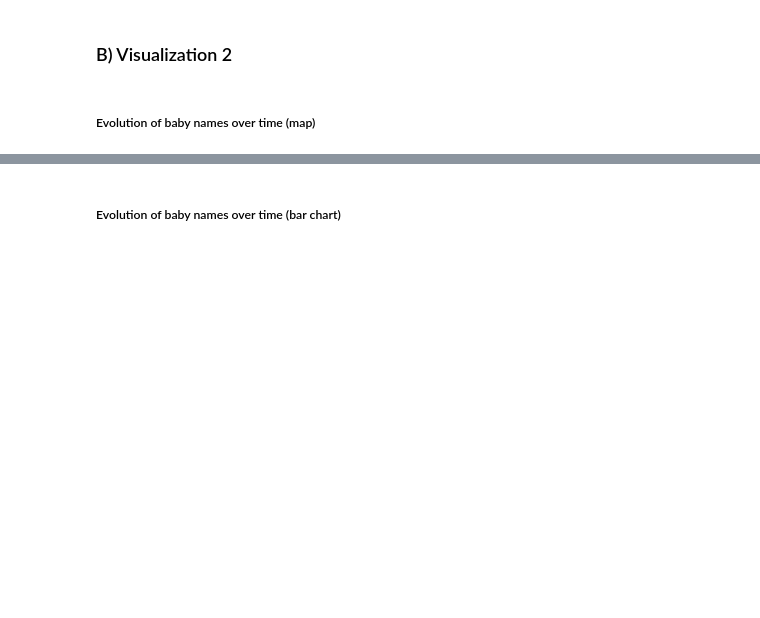
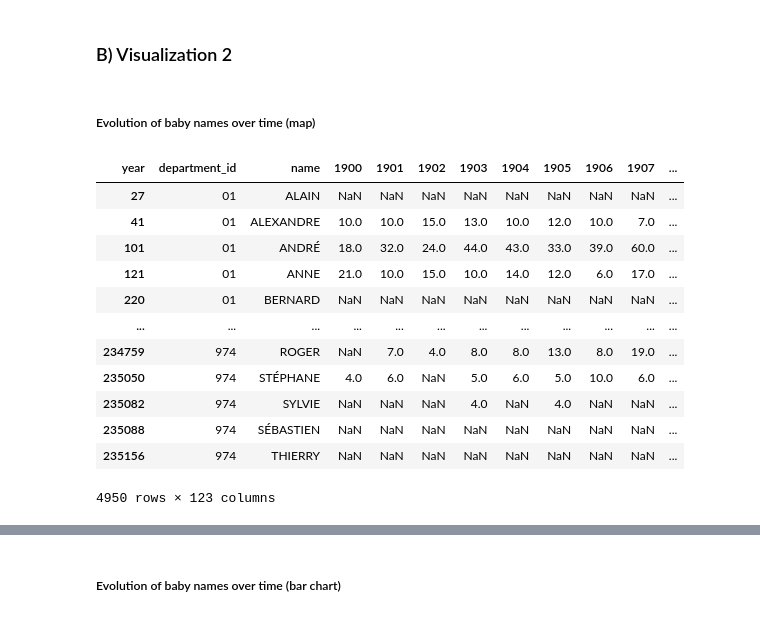
Before and after one commit to lbrejon/data-viz, a Jupyter notebook: notebooks/5.0-main.ipynb, the cells around one changed output, grey strips where cells are left out. Saved outputs shown, nothing was run; the diff lists cells and outputs as text; code cells hidden in the pictures; blank space fills up the shorter version.

```diff
--- a/notebooks/5.0-main.ipynb
+++ b/notebooks/5.0-main.ipynb
@@ -367,3 +384,27 @@ line_chart
+# %%
+# df_target_name = df_wo_sex[df_wo_sex['name'] == target_name].reset_index(drop=True)
+df_target_name = df_wo_sex.copy()
+df_target_name['year'] = df_target_name['year'].astype(str)
+df_target_name
+
+df_target_name_per_year = df_target_name.pivot(index=['department_id', 'name'], columns='year', values='count').reset_index()
+years_to_plot = list(df_target_name_per_year.columns[2:])
+df_target_name_per_year = df_target_name_per_year[df_target_name_per_year['name'].isin(top_names)]
+df_target_name_per_year
+# %% [output]
+| year | department_id | name | 1900 | 1901 | 1902 | 1903 | 1904 | 1905 | 1906 | 1907 | ... |
+| 27 | 01 | ALAIN | NaN | NaN | NaN | NaN | NaN | NaN | NaN | NaN | ... |
+| 41 | 01 | ALEXANDRE | 10.0 | 10.0 | 15.0 | 13.0 | 10.0 | 12.0 | 10.0 | 7.0 | ... |
+| 101 | 01 | ANDRÉ | 18.0 | 32.0 | 24.0 | 44.0 | 43.0 | 33.0 | 39.0 | 60.0 | ... |
+| 121 | 01 | ANNE | 21.0 | 10.0 | 15.0 | 10.0 | 14.0 | 12.0 | 6.0 | 17.0 | ... |
+| 220 | 01 | BERNARD | NaN | NaN | NaN | NaN | NaN | NaN | NaN | NaN | ... |
+| ... | ... | ... | ... | ... | ... | ... | ... | ... | ... | ... | ... |
+| 234759 | 974 | ROGER | NaN | 7.0 | 4.0 | 8.0 | 8.0 | 13.0 | 8.0 | 19.0 | ... |
+| 235050 | 974 | STÉPHANE | 4.0 | 6.0 | NaN | 5.0 | 6.0 | 5.0 | 10.0 | 6.0 | ... |
+| 235082 | 974 | SYLVIE | NaN | NaN | NaN | 4.0 | NaN | 4.0 | NaN | NaN | ... |
+| 235088 | 974 | SÉBASTIEN | NaN | NaN | NaN | NaN | NaN | NaN | NaN | NaN | ... |
+| 235156 | 974 | THIERRY | NaN | NaN | NaN | NaN | NaN | NaN | NaN | NaN | ... |
+4950 rows × 123 columns
 # %%
 # Create slider
 min_year = int(min(years_to_plot))
```
Also changed, not shown: parts of 15 cells of this notebook, 2 other files.
